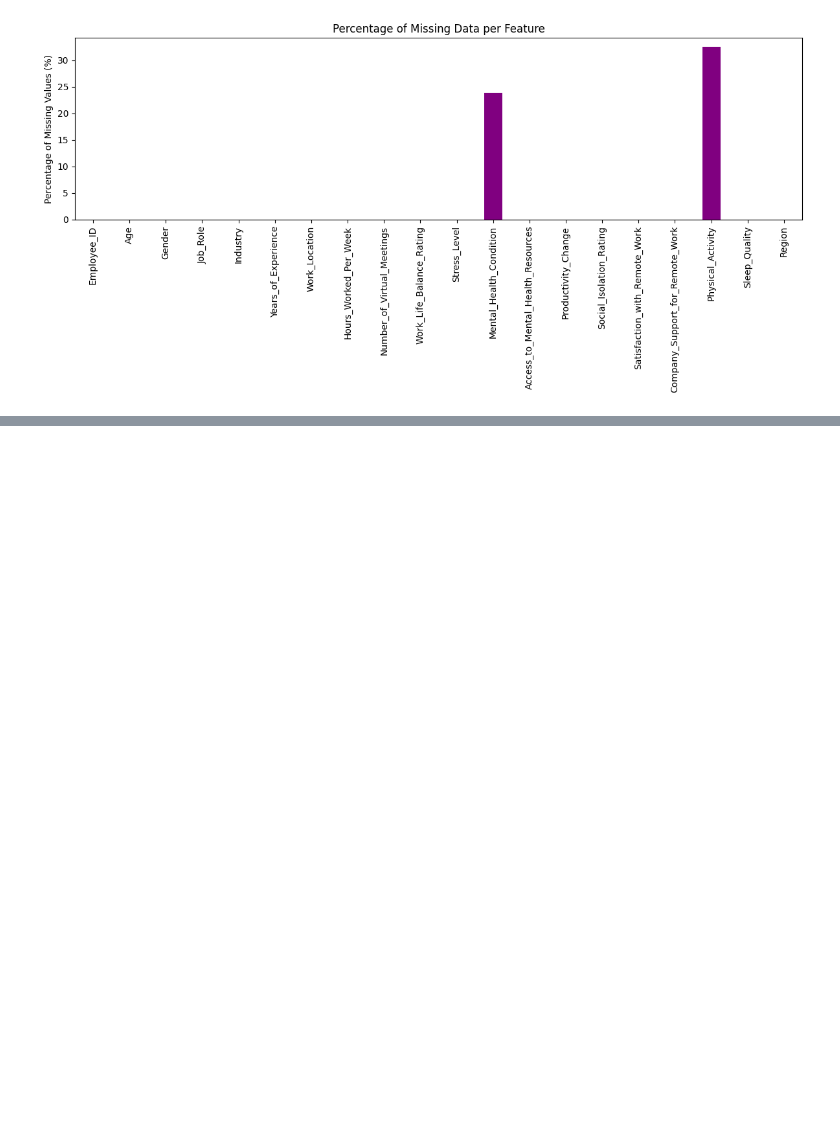
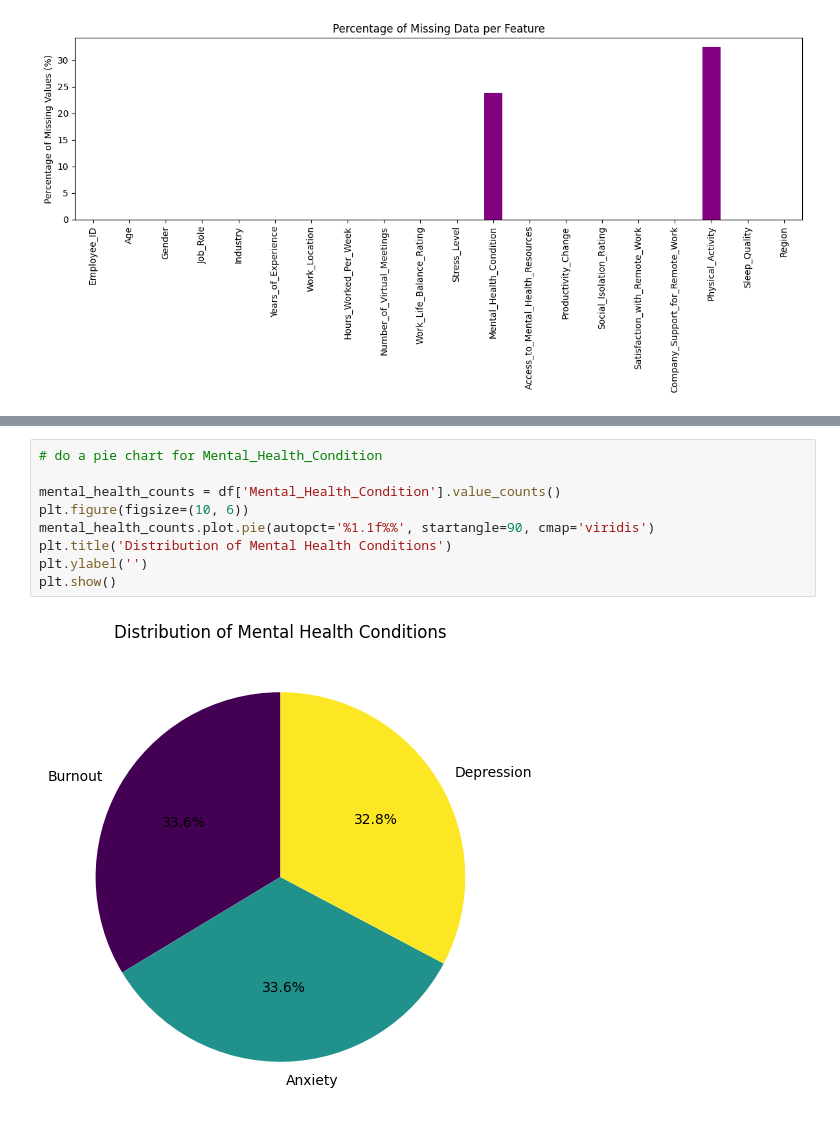
Before and after one commit to zesilva18/TAD, a Jupyter notebook: EDA.ipynb, the cells around one changed output, grey strips where cells are left out. Cells and saved outputs as stored; diff of their text form; blank space fills up the shorter version.

```diff
--- a/EDA.ipynb
+++ b/EDA.ipynb
@@ -43,0 +83,11 @@ plt.show()
+# %%
+# do a pie chart for Mental_Health_Condition
+
+mental_health_counts = df['Mental_Health_Condition'].value_counts()
+plt.figure(figsize=(10, 6))
+mental_health_counts.plot.pie(autopct='%1.1f%%', startangle=90, cmap='viridis')
+plt.title('Distribution of Mental Health Conditions')
+plt.ylabel('')
+plt.show()
+# %% [output]
+[figure, added]
```
Also changed, not shown: parts of 4 cells of this notebook, 1 other file.
